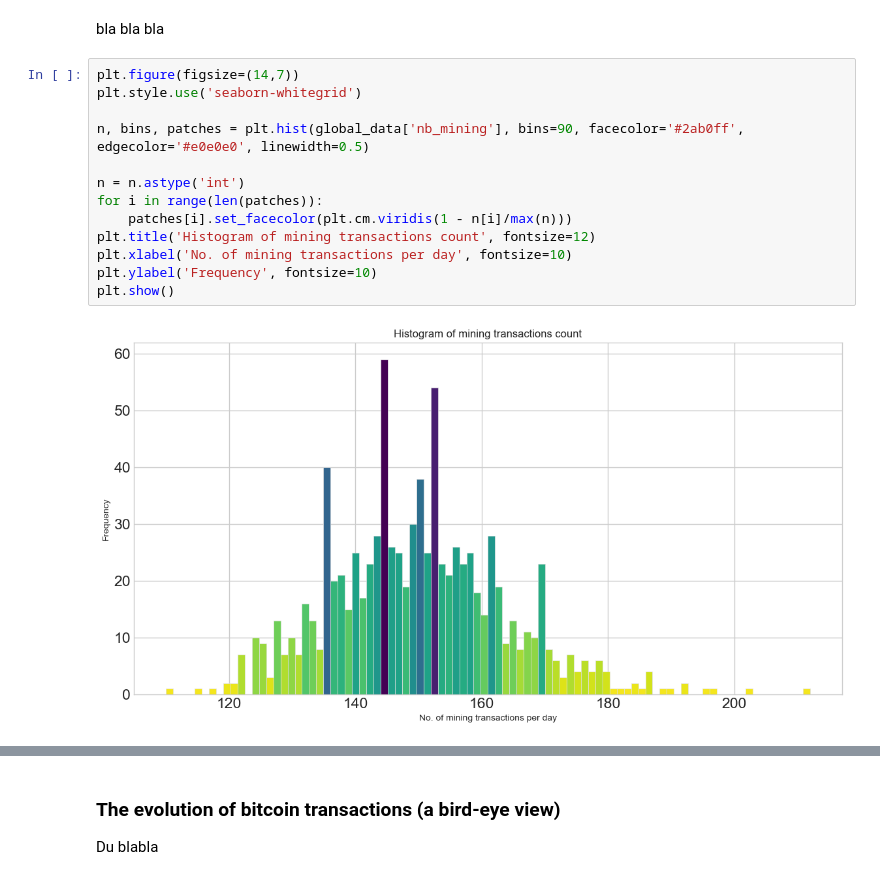
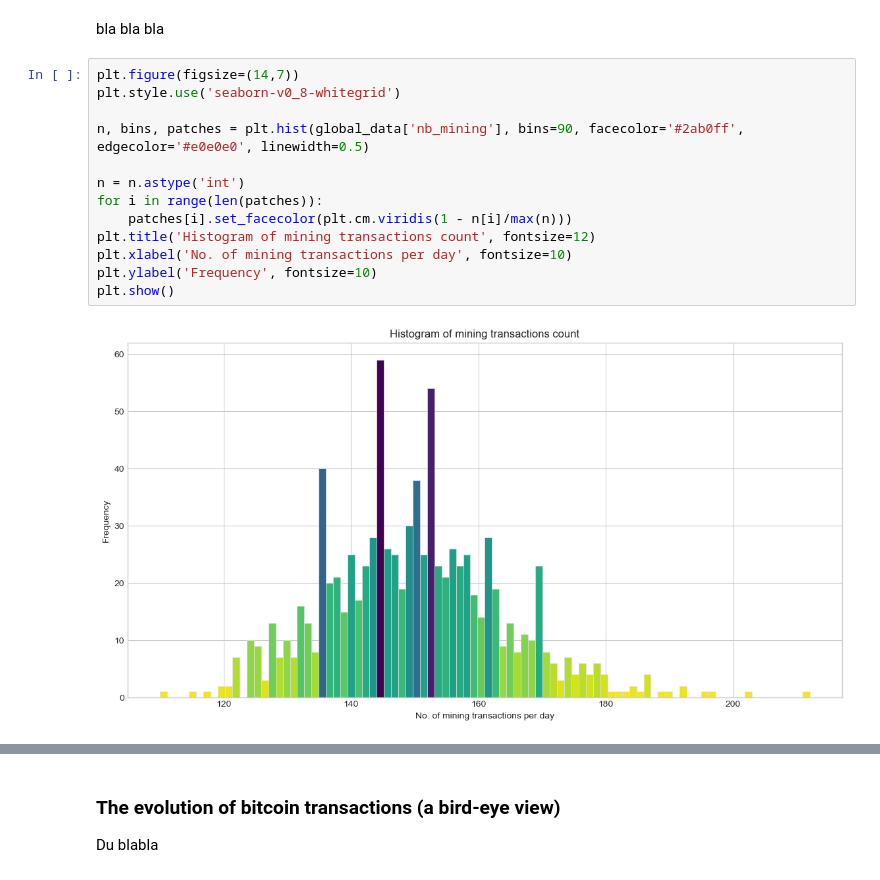
Before and after one commit to trsdimi/big-data, a Jupyter notebook: main.ipynb, the cells around one changed output, grey strips where cells are left out. Cells and saved outputs as stored; diff of their text form.

Commit message:
added v-0_8 + one more plot

```diff
--- a/main.ipynb
+++ b/main.ipynb
@@ -124,18 +124,18 @@ plt.show()
 bla bla bla
 # %%
 plt.figure(figsize=(14,7))
-plt.style.use('seaborn-whitegrid')
+plt.style.use('seaborn-v0_8-whitegrid')
 
 n, bins, patches = plt.hist(global_data['nb_mining'], bins=90, facecolor='#2ab0ff', edgecolor='#e0e0e0', linewidth=0.5)
 
 n = n.astype('int')
 for i in range(len(patches)):
     patches[i].set_facecolor(plt.cm.viridis(1 - n[i]/max(n)))
 plt.title('Histogram of mining transactions count', fontsize=12)
 plt.xlabel('No. of mining transactions per day', fontsize=10)
 plt.ylabel('Frequency', fontsize=10)
 plt.show()
 # %% [output]
-[figure, old version]
+[figure, new version]
 # %%
 plt.figure(figsize=(14,7))
```
Also changed, not shown: parts of 13 cells of this notebook.
